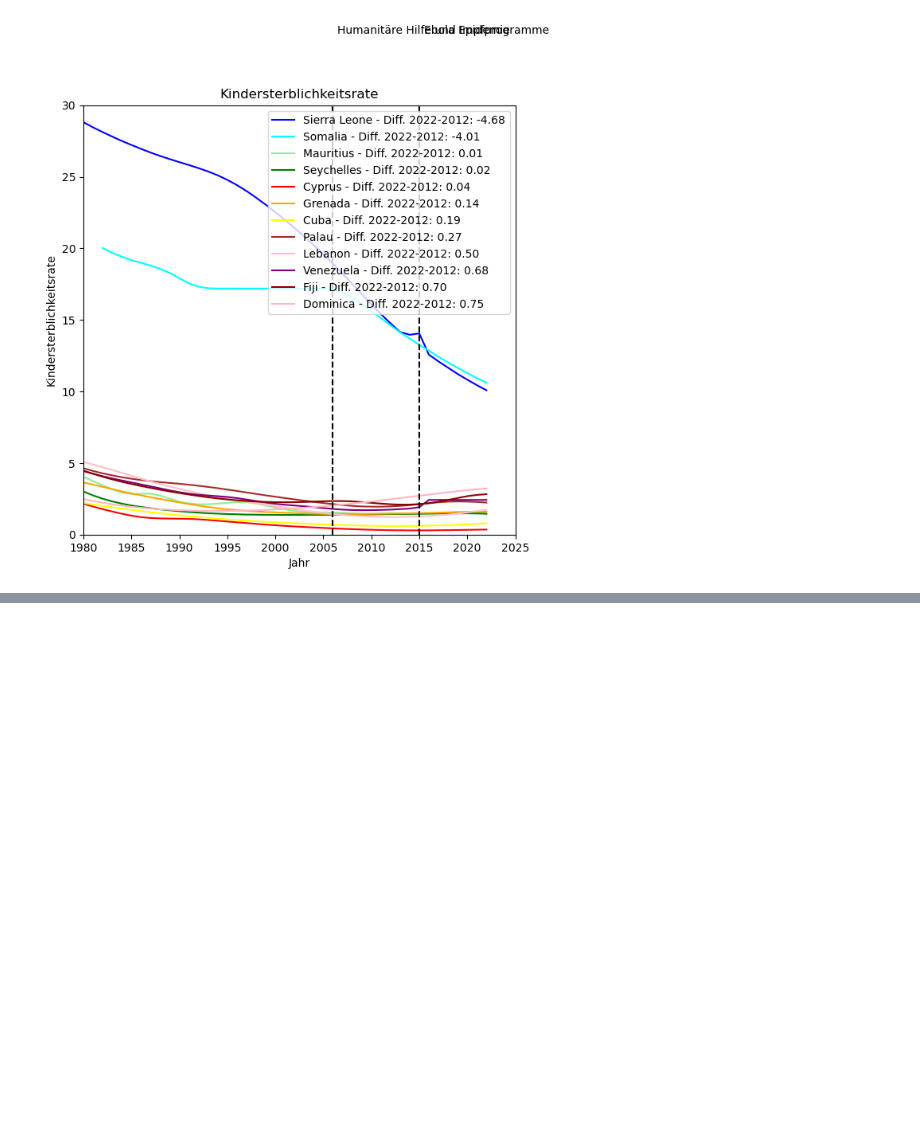
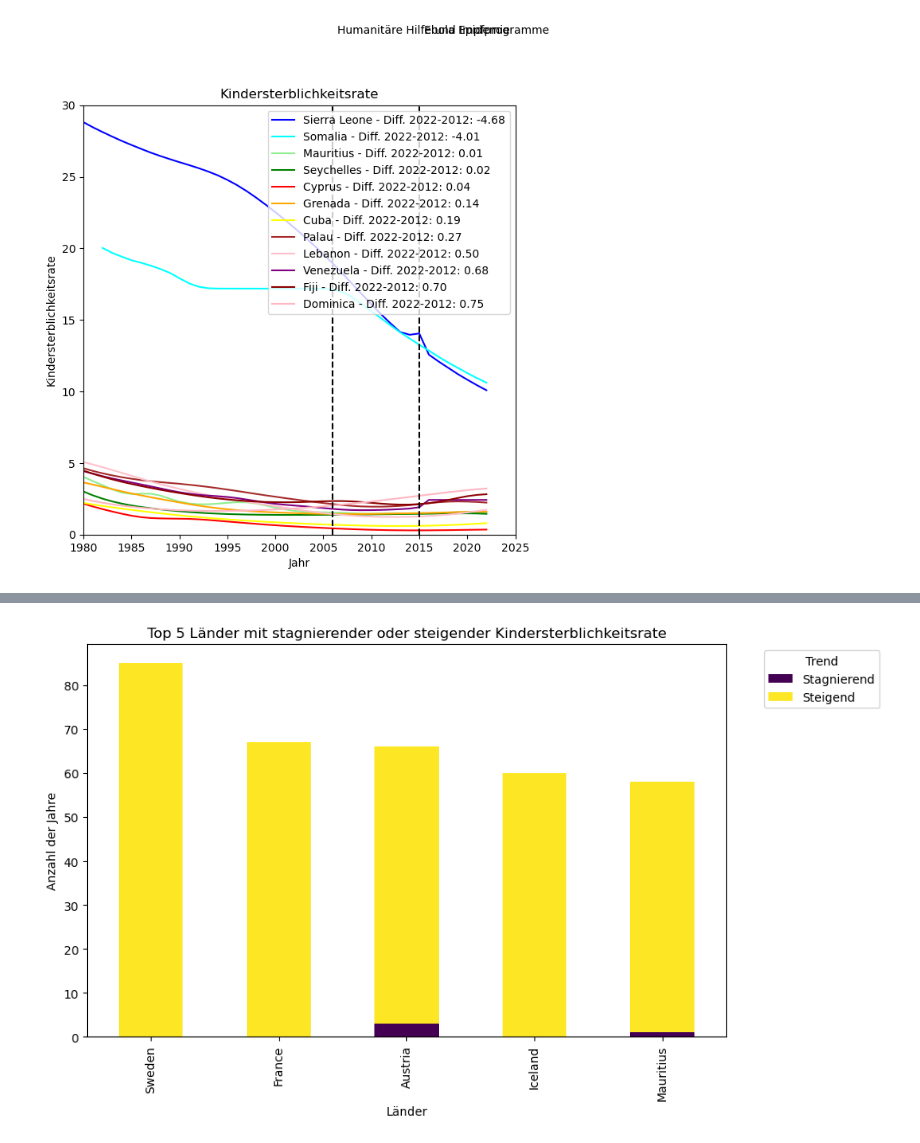
Before and after one commit to melisadedukic/MeliAjna, a Jupyter notebook: LN Python Melisa_Ajna.ipynb, the cells around one changed output, grey strips where cells are left out. Drawn from its saved outputs; the diff is of its cells as text; code cells hidden in the pictures; blank space fills up the shorter version.

```diff
--- a/LN Python Melisa_Ajna.ipynb
+++ b/LN Python Melisa_Ajna.ipynb
@@ -421,0 +404,15 @@ Länder mit der niedrigsten Kindersterblichkeitsrate im Jahr 2022:
+# %%
+# Analyse aller Trends (sinkend, stagnierend, steigend)
+df['Trend'] = df['Change'].apply(
+    lambda x: 'Steigend' if x > 0 else ('Stagnierend' if x == 0 else 'Sinkend')
+)
+
+# Gruppierung der Länder nach Trend
+trend_summary = df.groupby(['Gebiet', 'Trend']).size().unstack(fill_value=0)
+
+# Ergebnisse anzeigen
+print("Zusammenfassung der Trends:")
+print(trend_summary)
+
+# Optional: Export der Trend-Zusammenfassung
+trend_summary.to_csv('trend_summary.csv')
@@ -485,0 +438,34 @@ Ab welchem Jahr hat die Kindersterblichkeitsrate zugenommen:
+# %%
+# Daten nach Ländern gruppieren und die jährlichen Veränderungen berechnen
+df = df.sort_values(by=['Gebiet', 'Jahr'])
+df['Change'] = df.groupby('Gebiet')['Unter 5 Sterblichkeitsrate'].diff()
+
+# Trends kategorisieren
+df['Trend'] = df['Change'].apply(lambda x: 'Steigend' if x > 0 else ('Stagnierend' if x == 0 else 'Sinkend'))
+
+# Länder filtern, bei denen die Kindersterblichkeitsrate stagniert oder steigt
+stagnating_or_increasing = df[df['Trend'].isin(['Stagnierend', 'Steigend'])]
+
+# Gruppierung: Anzahl der Jahre mit stagnierender/steigender Kindersterblichkeitsrate pro Land
+trend_summary = stagnating_or_increasing.groupby(['Gebiet', 'Trend']).size().unstack(fill_value=0)
+
+# Summe der stagnierenden/steigenden Jahre berechnen
+trend_summary['Total'] = trend_summary.sum(axis=1)
+
+# Top 5 Länder mit den meisten stagnierenden/steigenden Jahren
+top5_countries = trend_summary.sort_values(by='Total', ascending=False).head(5)
+
+# Visualisierung: Gestapeltes Balkendiagramm für die Top 5 Länder
+fig, ax = plt.subplots(figsize=(10, 6))
+top5_countries.drop(columns='Total').plot(kind='bar', stacked=True, ax=ax, colormap='viridis')
+
+# Titel und Achsenbeschriftungen hinzufügen
+ax.set_title('Top 5 Länder mit stagnierender oder steigender Kindersterblichkeitsrate')
+ax.set_xlabel('Länder')
+ax.set_ylabel('Anzahl der Jahre')
+ax.legend(title='Trend', bbox_to_anchor=(1.05, 1), loc='upper left')
+
+plt.tight_layout()
+plt.show()
+# %% [output]
+[figure, added]
```
Also changed, not shown: parts of 22 cells of this notebook, 4 other files.
